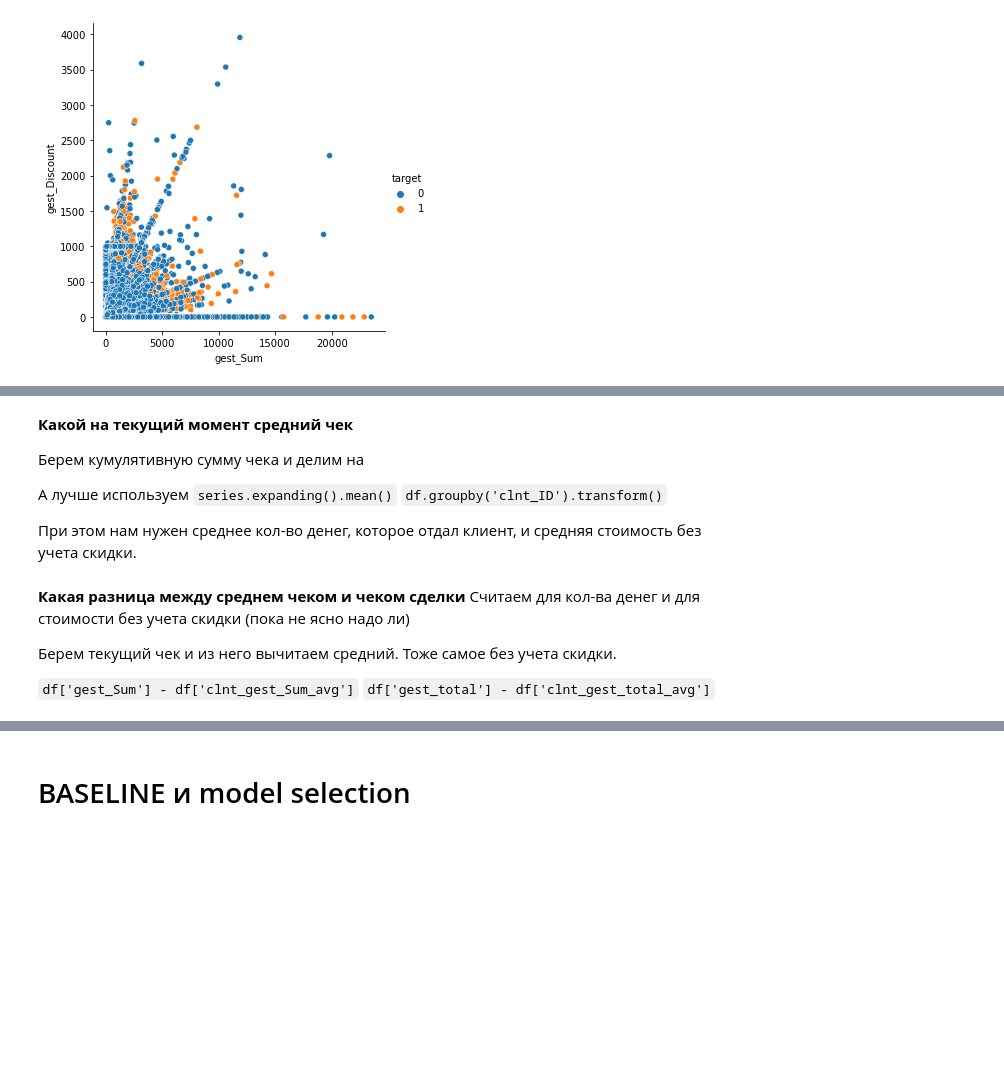
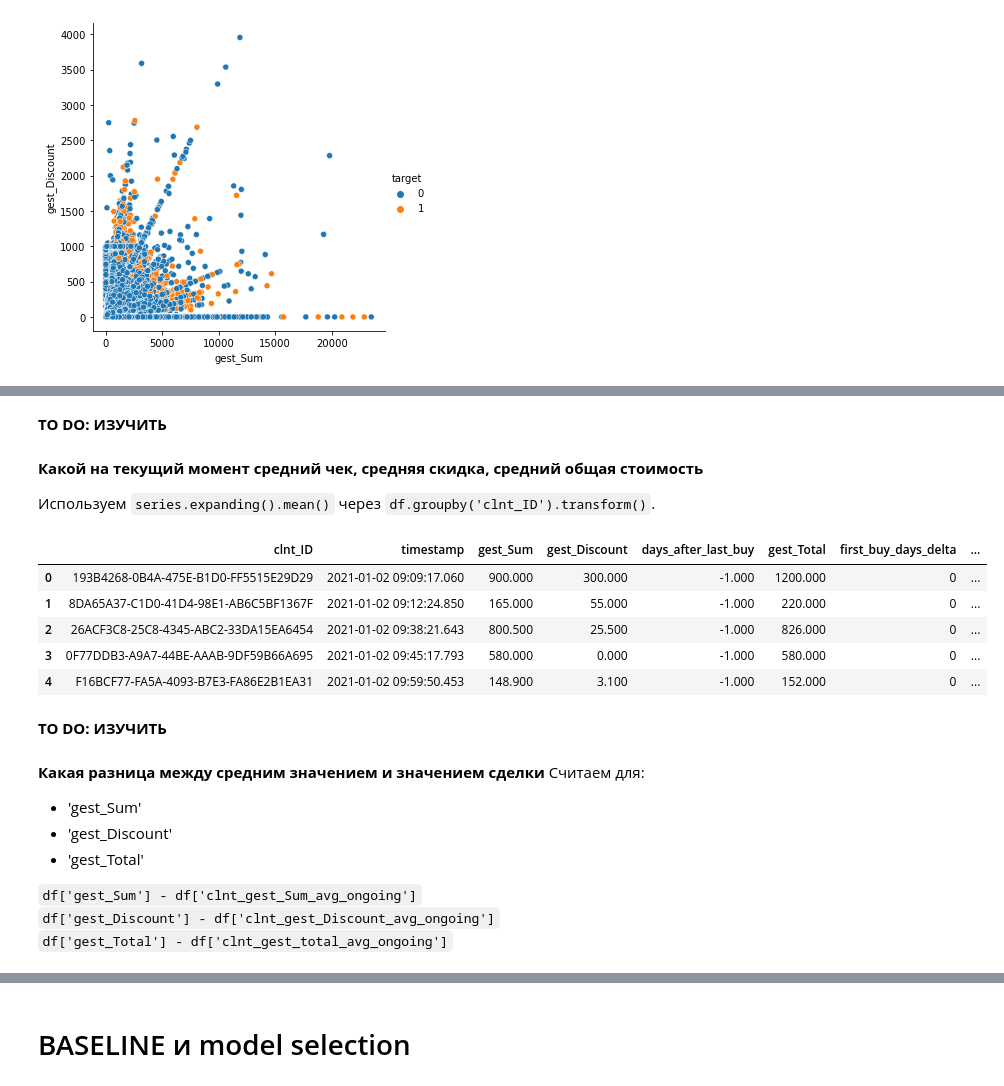
Before and after one commit to snakerzr/cupcake_churn_prediction, a Jupyter notebook: notebook.ipynb, the cells around one changed output, grey strips where cells are left out. Drawn from its saved outputs; the diff is of its cells as text; code cells hidden in the pictures; blank space fills up the shorter version.

```diff
--- a/notebook.ipynb
+++ b/notebook.ipynb
@@ -795,2 +732,2 @@ sns.relplot(x="gest_Sum", y="gest_Discount", hue="target", data=df_eda_orig);
 # %%
-# df['gest_total'] = df['gest_Sum'] + df['gest_Discount']
+df['gest_Total'] = df['gest_Sum'] + df['gest_Discount']
@@ -815,8 +737,7 @@ sns.relplot(x="gest_Sum", y="gest_Discount", hue="target", data=df_eda_orig);
 1. Берем min(date)
 2. Вычитаем из текущей data min(date) (`df['date'] - df['first_buy_date']`)
 # %%
-# def first_buy_date(col):
-# #     print(col.min())
-#     return col - col.min()
-# df['first_buy_date_delta'] = df.groupby('clnt_ID')['date'].transform(first_buy_date)
-# df['first_buy_timestamp_delta'] = df.groupby('clnt_ID')['timestamp'].transform(first_buy_date)
+def first_buy_date_delta(col):
+    return col - col.min()
+
+df['first_buy_days_delta'] = df.groupby('clnt_ID')['timestamp'].transform(first_buy_date_delta).dt.days
@@ -823,32 +753,40 @@ sns.relplot(x="gest_Sum", y="gest_Discount", hue="target", data=df_eda_orig);
+# %% [markdown]
+**TO DO: ИЗУЧИТЬ**
 # %%
 # df['first_buy_date_delta'].dt.days.astype('int').hist(bins=100)
 # %%
 # df['first_buy_timestamp_delta'].dt.total_seconds().astype('int').hist(bins=100)
 # %% [markdown]
-**Какой на текущий момент средний чек**
+**Какой на текущий момент средний чек, средняя скидка, средний общая стоимость**
 
-Берем кумулятивную сумму чека и делим на
-
-А лучше используем `series.expanding().mean()`
-`df.groupby('clnt_ID').transform()`
-
-При этом нам нужен среднее кол-во денег, которое отдал клиент, и средняя стоимость без учета скидки.
+Используем `series.expanding().mean()` через `df.groupby('clnt_ID').transform()`.
 # %%
-# def expand_mean(col):
-#     return col.expanding().mean()
-# df['clnt_gest_Sum_avg'] = df.groupby('clnt_ID')['gest_Sum'].transform(expand_mean)
-# df['clnt_gest_total_avg'] = df.groupby('clnt_ID')['gest_total'].transform(expand_mean)
+def expand_mean(col):
+    return col.expanding().mean()
+df['clnt_gest_Sum_avg_ongoing'] = df.groupby('clnt_ID')['gest_Sum'].transform(expand_mean)
+df['clnt_gest_Discount_avg_ongoing'] = df.groupby('clnt_ID')['gest_Discount'].transform(expand_mean)
+df['clnt_gest_Total_avg_ongoing'] = df.groupby('clnt_ID')['gest_Total'].transform(expand_mean)
 # %%
-# df.head()
+df.head()
+# %% [output]
+|  | clnt_ID | timestamp | gest_Sum | gest_Discount | days_after_last_buy | gest_Total | first_buy_days_delta | ... |
+| 0 | 193B4268-0B4A-475E-B1D0-FF5515E29D29 | 2021-01-02 09:09:17.060 | 900.000 | 300.000 | -1.000 | 1200.000 | 0 | ... |
+| 1 | 8DA65A37-C1D0-41D4-98E1-AB6C5BF1367F | 2021-01-02 09:12:24.850 | 165.000 | 55.000 | -1.000 | 220.000 | 0 | ... |
+| 2 | 26ACF3C8-25C8-4345-ABC2-33DA15EA6454 | 2021-01-02 09:38:21.643 | 800.500 | 25.500 | -1.000 | 826.000 | 0 | ... |
+| 3 | 0F77DDB3-A9A7-44BE-AAAB-9DF59B66A695 | 2021-01-02 09:45:17.793 | 580.000 | 0.000 | -1.000 | 580.000 | 0 | ... |
+| 4 | F16BCF77-FA5A-4093-B7E3-FA86E2B1EA31 | 2021-01-02 09:59:50.453 | 148.900 | 3.100 | -1.000 | 152.000 | 0 | ... |
+# %% [markdown]
+**TO DO: ИЗУЧИТЬ**
 # %%
 # df['clnt_gest_Sum_avg'].hist(bins=100)
 # %% [markdown]
-**Какая разница между среднем чеком и чеком сделки**
-Считаем для кол-ва денег и для стоимости без учета скидки (пока не ясно надо ли)
+**Какая разница между средним значением и значением сделки**
+Считаем для:
+* 'gest_Sum'
+* 'gest_Discount'
+* 'gest_Total'
 
-Берем текущий чек и из него вычитаем средний.
-Тоже самое без учета скидки.
-
-`df['gest_Sum'] - df['clnt_gest_Sum_avg']`
-`df['gest_total'] - df['clnt_gest_total_avg']`
+`df['gest_Sum'] - df['clnt_gest_Sum_avg_ongoing']`
+`df['gest_Discount'] - df['clnt_gest_Discount_avg_ongoing']`
+`df['gest_Total'] - df['clnt_gest_total_avg_ongoing']`
 # %%
```
Also changed, not shown: parts of 62 cells of this notebook.
